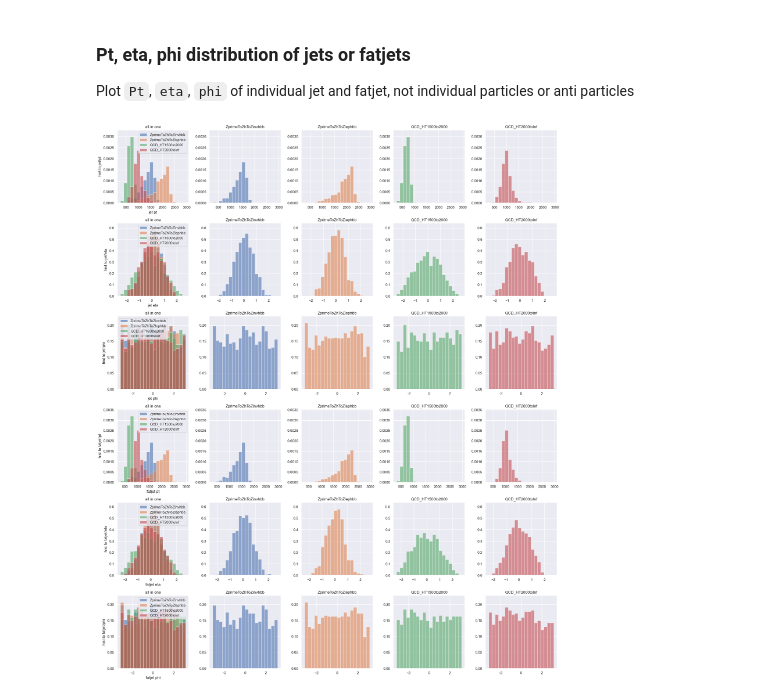
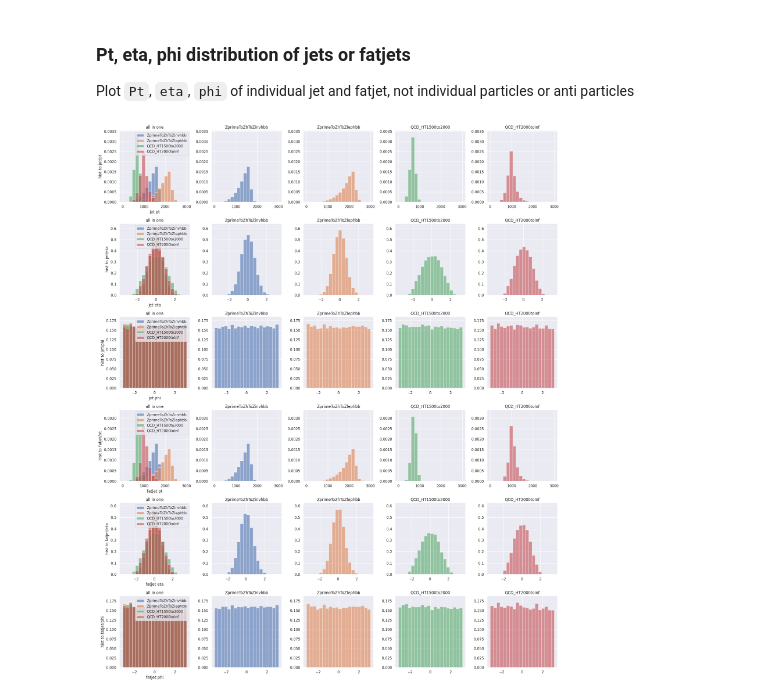
Before and after one commit to maplexgitx0302/QML-CMSSW_2015MiniAOD, a Jupyter notebook: LocalWorkspace/demo_jet_info.ipynb, the cells around one changed output. Cells and saved outputs as stored; diff of their text form; code cells hidden in the pictures.

```diff
--- a/LocalWorkspace/demo_jet_info.ipynb
+++ b/LocalWorkspace/demo_jet_info.ipynb
@@ -14,7 +14,7 @@ import uproot
 import awkward as ak
 import hep_events, hep_buffer
 
-num_events = 1000 # must be match to the existed root files name
+num_events = 50000 # must be match to the existed root files name
 channels = [
     "ZprimeToZhToZinvhbb",
     "ZprimeToZhToZlephbb",
@@ -23,11 +23,6 @@ channels = [
 ]
 
 # set up jet.JetEvents class for jets and fatjets
-jet_events = []
-fatjet_events = []
-for i in range(len(channels)):
-    jet_pt = hep_events.get_events(channels[i], num_events, jet_type="jet", cut=None)
-    fatjet_pt = hep_events.get_events(channels[i], num_events, jet_type="fatjet", cut=None)
-    jet_events.append(jet_pt)
-    fatjet_events.append(fatjet_pt)
+jet_events = [hep_events.get_events(channel, num_events, jet_type="jet") for channel in channels]
+fatjet_events = [hep_events.get_events(channel, num_events, jet_type="fatjet") for channel in channels]
 # %% [output]
@@ -58,8 +53,9 @@ pdgid_table = hep_events.pdgid_table
 pdgid_keys = pdgid_table.keys()
 
 def draw_constituent(single_ax, events, jet_type):
+    x = [ak.sum(np.abs(events[f"{jet_type}_daughter_pdgid"]) == pdgid_table[key]) for key in pdgid_keys]
     single_ax.pie(
-        x = [ak.sum(np.abs(events[f"{jet_type}_daughter_pdgid"]) == pdgid_table[key]) for key in pdgid_keys],
+        x = x,
         labels = pdgid_keys,
     )
 
@@ -137,33 +133,33 @@ def draw_jet_distribution(row_ax, feature, bins, jet_type, xrange=None):
     if xrange == None:
         xrange = [
             min([ak.min(events[f"{jet_type}_{feature}"]) for events in target_events]),
             max([ak.max(events[f"{jet_type}_{feature}"]) for events in target_events]),
         ]
     yrange = [0,0]
     for i in range(len(channels)):
         events = target_events[i]
         data = ak.to_numpy(events[f"{jet_type}_{feature}"])
         row_ax[i+1].hist(data, bins=bins, label=channels[i], range=xrange,
                     alpha=0.6, density=True, color=plt.rcParams['axes.prop_cycle'].by_key()['color'][i])
         pdf, _, _ = row_ax[0].hist(data, bins=bins, label=channels[i], range=xrange,
                     alpha=0.6, density=True)
         yrange[1] = max(yrange[1], max(pdf))
     yrange[1] *= 1.1
     for i in range(len(channels)):
         row_ax[0].set_title(f"all in one")
         row_ax[0].set_xlabel(f"{jet_type} {feature}")
         row_ax[0].set_ylabel(f"hist to {jet_type}/{feature}")
         row_ax[0].set_ylim(yrange)
         row_ax[0].legend()
         row_ax[i+1].set_title(channels[i])
         row_ax[i+1].set_ylim(yrange)
 
-draw_jet_distribution(ax[0], "pt", bins=20, jet_type="jet")
+draw_jet_distribution(ax[0], "pt", bins=20, jet_type="jet", xrange=[0, 3000])
 draw_jet_distribution(ax[1], "eta", bins=20, jet_type="jet")
 draw_jet_distribution(ax[2], "phi", bins=20, jet_type="jet")
-draw_jet_distribution(ax[3], "pt", bins=20, jet_type="fatjet")
+draw_jet_distribution(ax[3], "pt", bins=20, jet_type="fatjet", xrange=[0, 3000])
 draw_jet_distribution(ax[4], "eta", bins=20, jet_type="fatjet")
 draw_jet_distribution(ax[5], "phi", bins=20, jet_type="fatjet")
 plt.tight_layout()
 # %% [output]
-[figure, old version]
+[figure, new version]
```
Also changed, not shown: parts of 3 cells of this notebook, 15 other files.
